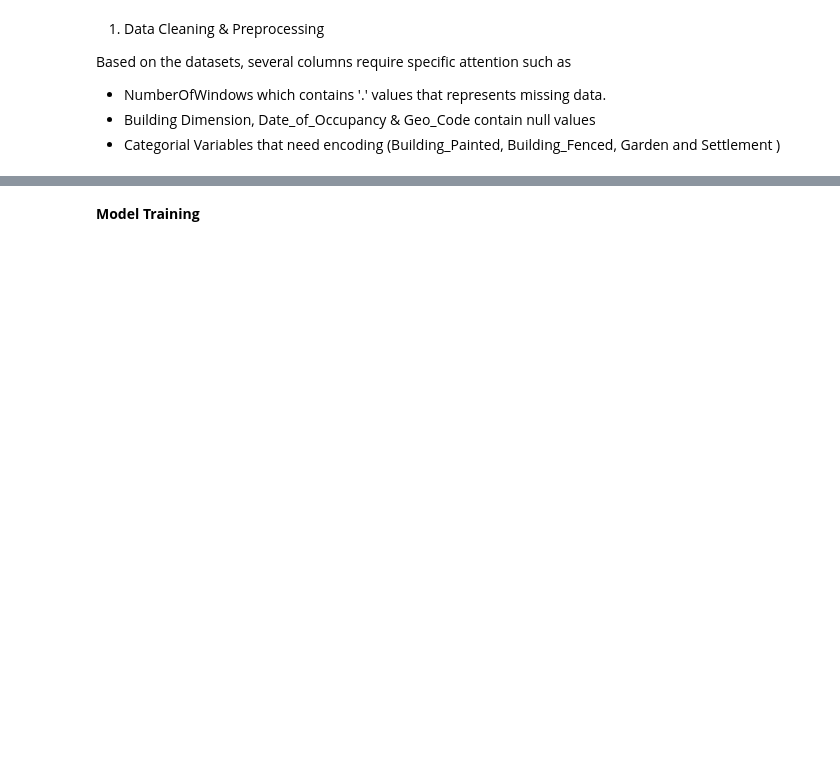
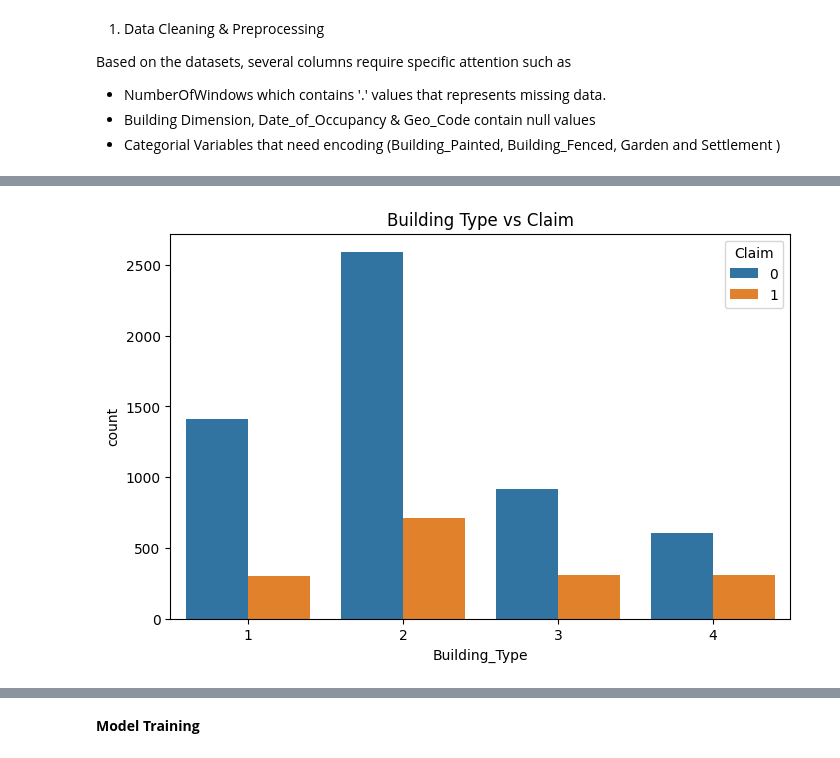
Before and after one commit to Mkof37/AINOW_DSML_PROJECT, a Jupyter notebook: Capstone_Mojisola.ipynb, the cells around one changed output, grey strips where cells are left out. Cells and saved outputs as stored; diff of their text form; code cells hidden in the pictures; blank space fills up the shorter version.

```diff
--- a/Capstone_Mojisola.ipynb
+++ b/Capstone_Mojisola.ipynb
@@ -79,0 +111,8 @@ train_ds['Geo_Code'] =train_ds['Geo_Code'].fillna(train_ds['Geo_Code'].mode()[0]
+# %%
+# Plot 3: Building Type vs Claim
+plt.figure(figsize=(8, 5))
+sns.countplot(x='Building_Type', hue='Claim', data=train_ds)
+plt.title('Building Type vs Claim')
+plt.savefig('Building_type_vs_claim.png')
+# %% [output]
+[figure, added]
```
Also changed, not shown: parts of 15 cells of this notebook.
